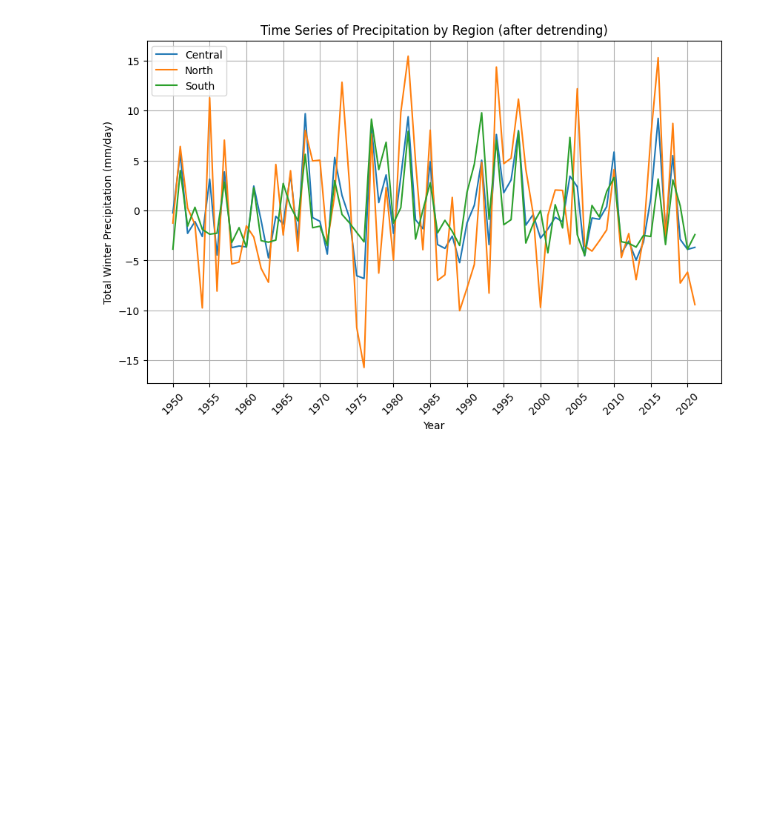
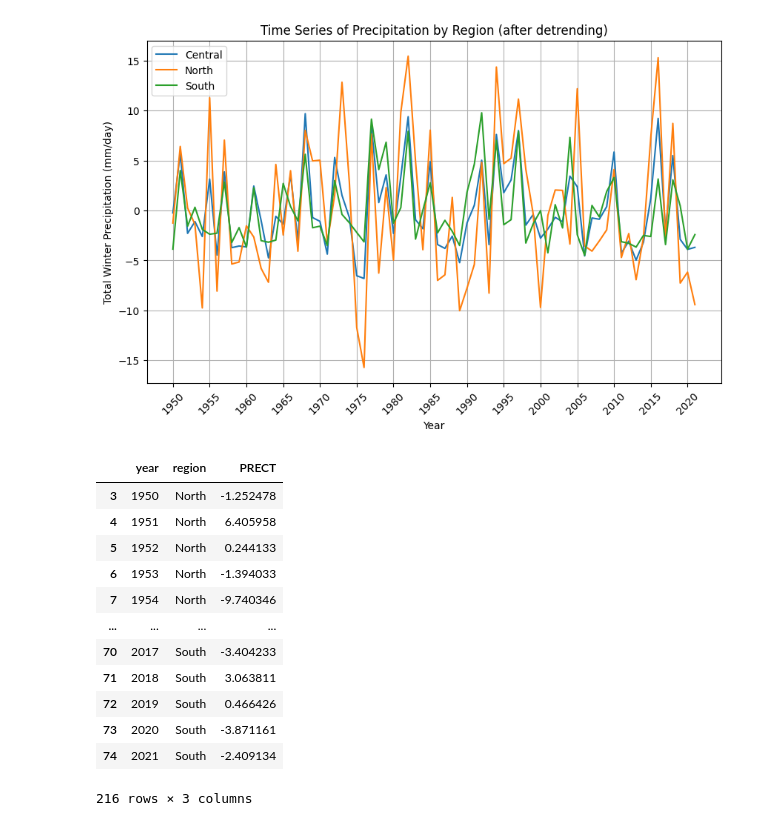
Before and after one commit to mtvaden1/California_Climate_Capstone, a Jupyter notebook: data_cleaning/RealWorldData_Parser.ipynb, the cells around one changed output. Cells and saved outputs as stored; diff of their text form; code cells hidden in the pictures; blank space fills up the shorter version.

```diff
--- a/data_cleaning/RealWorldData_Parser.ipynb
+++ b/data_cleaning/RealWorldData_Parser.ipynb
@@ -325,3 +336,19 @@ plt.show()
 [figure]
 # %%
 prect_detrended.to_csv("real_world_prect.csv")
+# %%
+prect_detrended
+# %% [output]
+|  | year | region | PRECT |
+| 3 | 1950 | North | -1.252478 |
+| 4 | 1951 | North | 6.405958 |
+| 5 | 1952 | North | 0.244133 |
+| 6 | 1953 | North | -1.394033 |
+| 7 | 1954 | North | -9.740346 |
+| ... | ... | ... | ... |
+| 70 | 2017 | South | -3.404233 |
+| 71 | 2018 | South | 3.063811 |
+| 72 | 2019 | South | 0.466426 |
+| 73 | 2020 | South | -3.871161 |
+| 74 | 2021 | South | -2.409134 |
+216 rows × 3 columns
```
Also changed, not shown: parts of 5 cells of this notebook.
